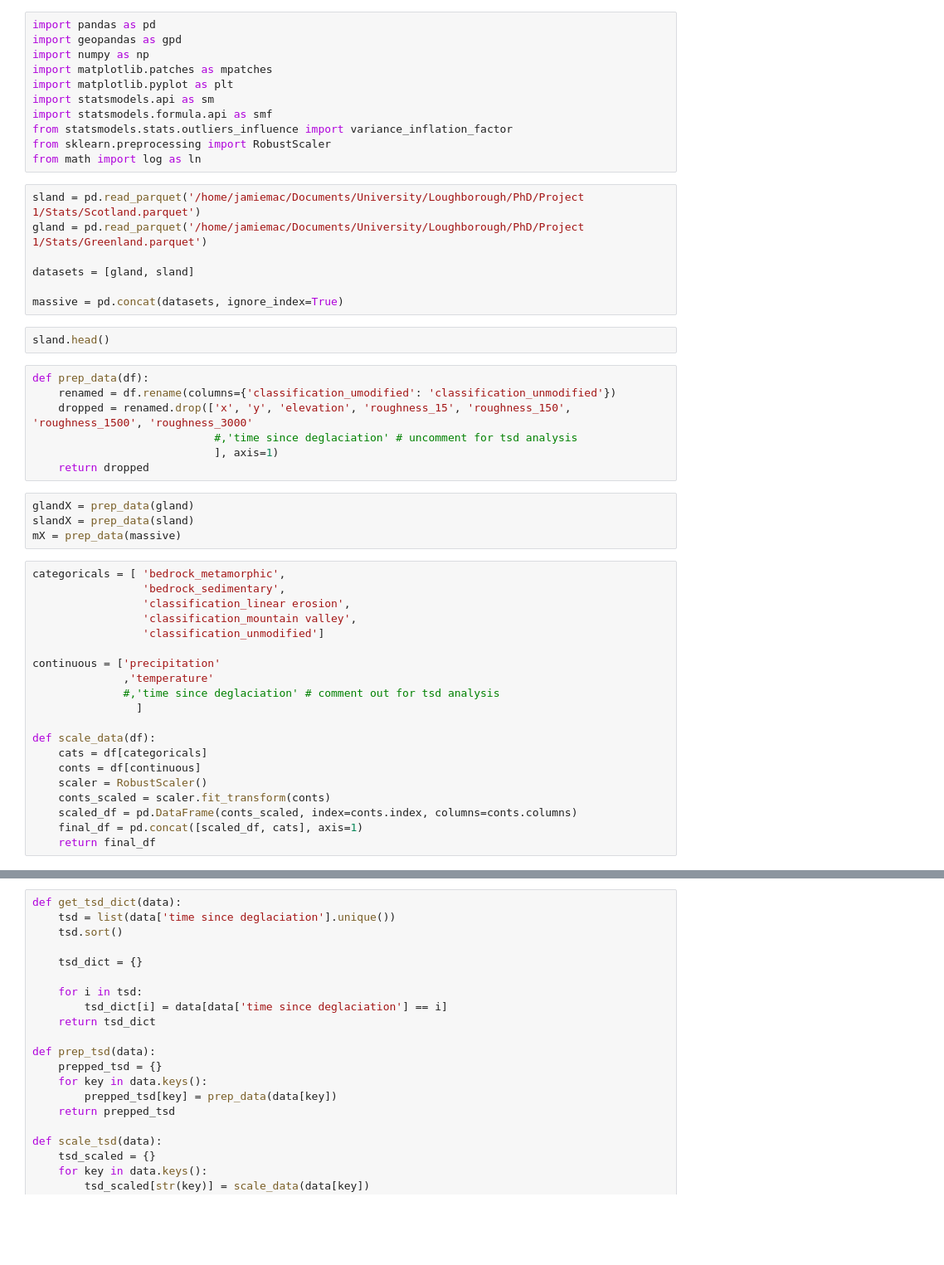
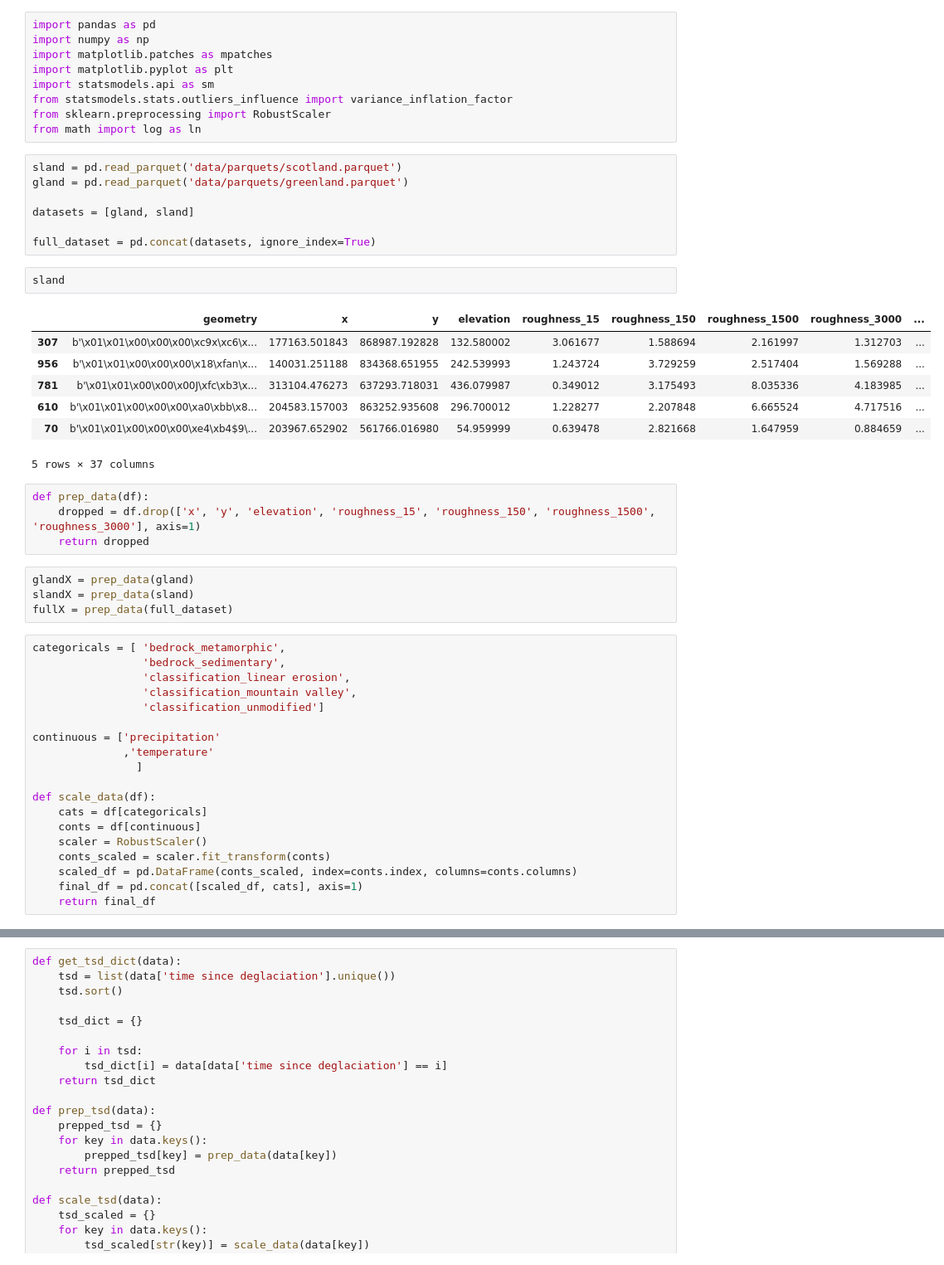
Before and after one commit to JamieMacManaway/roughness, a Jupyter notebook: sandbox.ipynb, the cells around one changed output, grey strips where cells are left out. Shown at 83% size. Cells and saved outputs as stored; diff of their text form; blank space fills up the shorter version.

Commit message:
more work on the stats script

```diff
--- a/sandbox.ipynb
+++ b/sandbox.ipynb
@@ -1,34 +1,37 @@
 # %%
 import pandas as pd
-import geopandas as gpd
 import numpy as np
 import matplotlib.patches as mpatches
 import matplotlib.pyplot as plt
 import statsmodels.api as sm
-import statsmodels.formula.api as smf
 from statsmodels.stats.outliers_influence import variance_inflation_factor
 from sklearn.preprocessing import RobustScaler
 from math import log as ln
 # %%
-sland = pd.read_parquet('/home/jamiemac/Documents/University/Loughborough/PhD/Project 1/Stats/Scotland.parquet')
-gland = pd.read_parquet('/home/jamiemac/Documents/University/Loughborough/PhD/Project 1/Stats/Greenland.parquet')
+sland = pd.read_parquet('data/parquets/scotland.parquet')
+gland = pd.read_parquet('data/parquets/greenland.parquet')
 
 datasets = [gland, sland]
 
-massive = pd.concat(datasets, ignore_index=True)
+full_dataset = pd.concat(datasets, ignore_index=True)
-# %%
-sland.head()
+# %%
+sland
+# %% [output]
+|  | geometry | x | y | elevation | roughness_15 | roughness_150 | roughness_1500 | roughness_3000 | ... |
+| 307 | b'\x01\x01\x00\x00\x00\xc9x\xc6\x... | 177163.501843 | 868987.192828 | 132.580002 | 3.061677 | 1.588694 | 2.161997 | 1.312703 | ... |
+| 956 | b'\x01\x01\x00\x00\x00\x18\xfan\x... | 140031.251188 | 834368.651955 | 242.539993 | 1.243724 | 3.729259 | 2.517404 | 1.569288 | ... |
+| 781 | b'\x01\x01\x00\x00\x00J\xfc\xb3\x... | 313104.476273 | 637293.718031 | 436.079987 | 0.349012 | 3.175493 | 8.035336 | 4.183985 | ... |
+| 610 | b'\x01\x01\x00\x00\x00\xa0\xbb\x8... | 204583.157003 | 863252.935608 | 296.700012 | 1.228277 | 2.207848 | 6.665524 | 4.717516 | ... |
+| 70 | b'\x01\x01\x00\x00\x00\xe4\xb4$9\... | 203967.652902 | 561766.016980 | 54.959999 | 0.639478 | 2.821668 | 1.647959 | 0.884659 | ... |
+5 rows × 37 columns
 # %%
 def prep_data(df):
-    renamed = df.rename(columns={'classification_umodified': 'classification_unmodified'})
-    dropped = renamed.drop(['x', 'y', 'elevation', 'roughness_15', 'roughness_150', 'roughness_1500', 'roughness_3000'
-                            #,'time since deglaciation' # uncomment for tsd analysis
-                            ], axis=1)
+    dropped = df.drop(['x', 'y', 'elevation', 'roughness_15', 'roughness_150', 'roughness_1500', 'roughness_3000'], axis=1)
     return dropped
 # %%
 glandX = prep_data(gland)
 slandX = prep_data(sland)
-mX = prep_data(massive)
+fullX = prep_data(full_dataset)
 # %%
 categoricals = [ 'bedrock_metamorphic',
                  'bedrock_sedimentary',
@@ -38,7 +41,6 @@ categoricals = [ 'bedrock_metamorphic',
 
 continuous = ['precipitation'
               ,'temperature'
-              #,'time since deglaciation' # comment out for tsd analysis
                 ]
 
 def scale_data(df):
```
Also changed, not shown: parts of 10 cells of this notebook, 2 other files.
